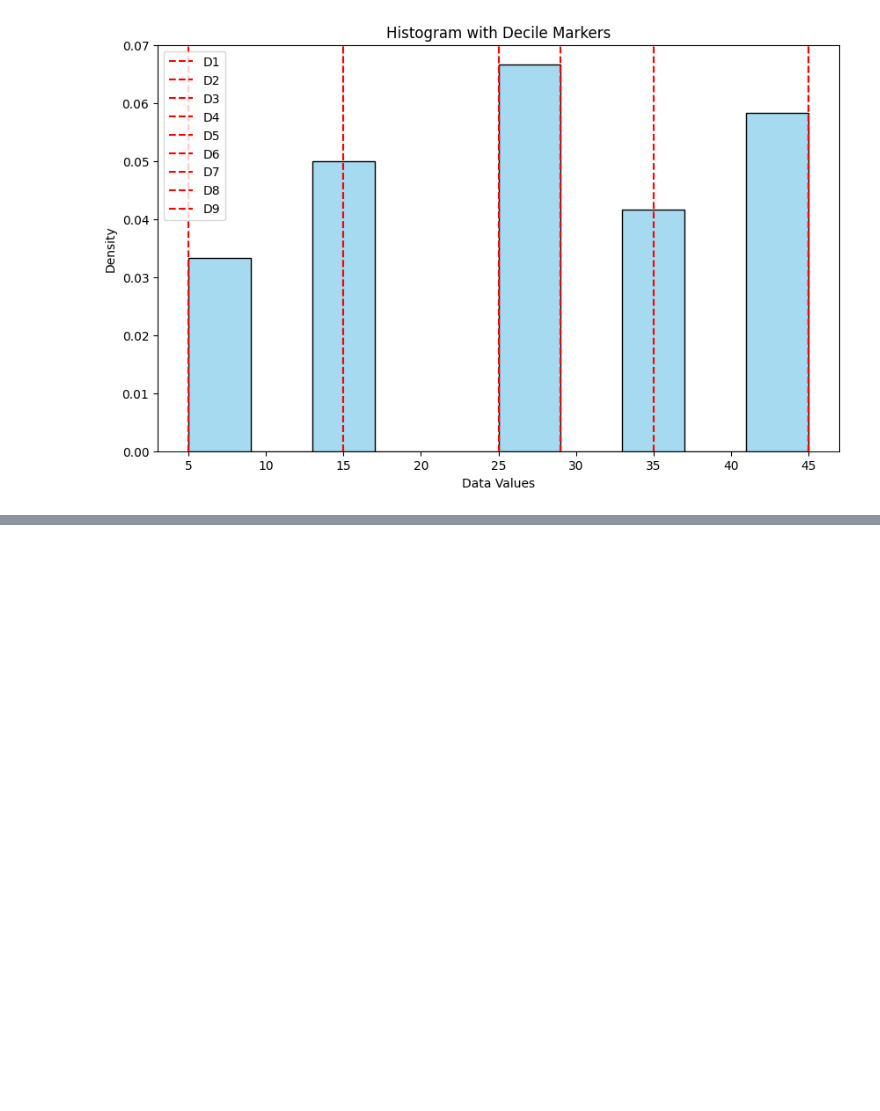
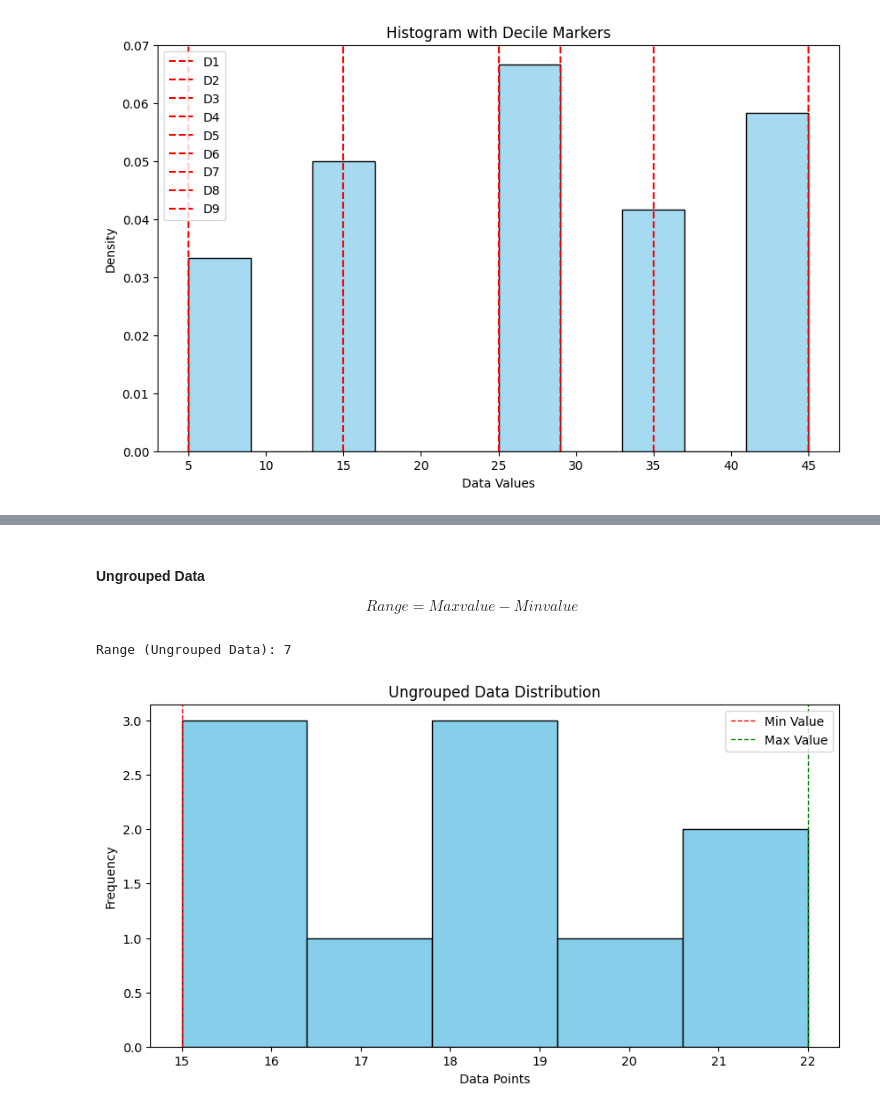
Before and after one commit to imranhasan22/handbook_imran, a Jupyter notebook: ai/Statistics.ipynb, the cells around one changed output, grey strips where cells are left out. Drawn from its saved outputs; the diff is of its cells as text; code cells hidden in the pictures; blank space fills up the shorter version.

Commit message:
range & quartile range added

```diff
--- a/ai/Statistics.ipynb
+++ b/ai/Statistics.ipynb
@@ -805,0 +814,22 @@ plt.show()
+# %% [markdown]
+#### Ungrouped Data
+$$
+Range=Max value−Min value
+$$
+# %%
+range_ungrouped = np.max(data) - np.min(data)
+print(f"Range (Ungrouped Data): {range_ungrouped}")
+
+# Visualizatoin
+plt.figure(figsize=(10, 5))
+plt.hist(data, bins=5, color='skyblue', edgecolor='black')
+plt.title('Ungrouped Data Distribution')
+plt.xlabel('Data Points')
+plt.ylabel('Frequency')
+plt.axvline(np.min(data), color='red', linestyle='dashed', linewidth=1, label='Min Value')
+plt.axvline(np.max(data), color='green', linestyle='dashed', linewidth=1, label='Max Value')
+plt.legend()
+plt.show()
+# %% [output]
+Range (Ungrouped Data): 7
+[figure, added]
```
Also changed, not shown: parts of 9 cells of this notebook.
